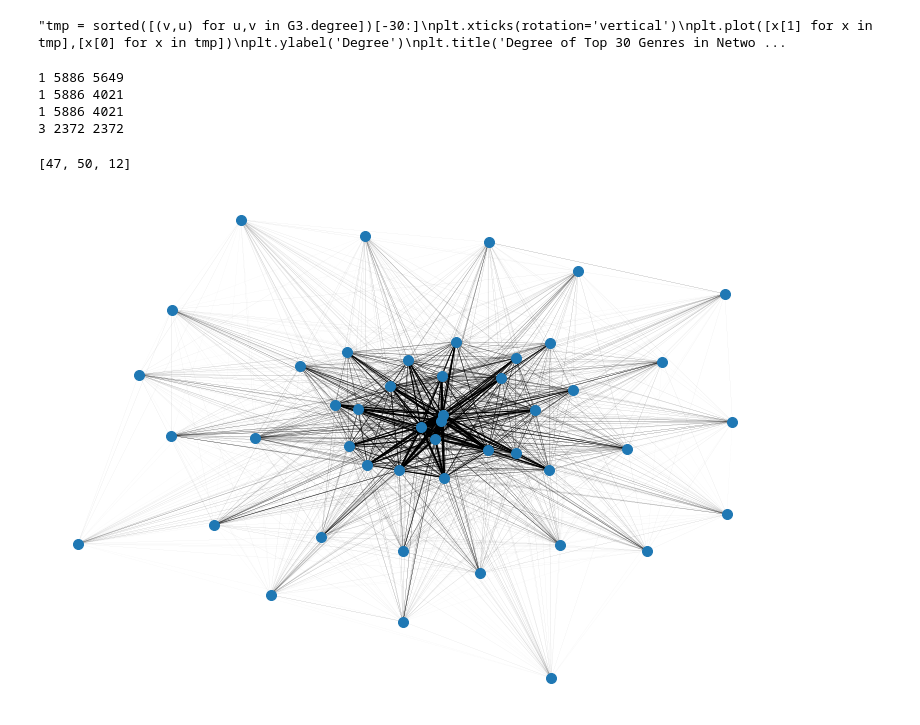
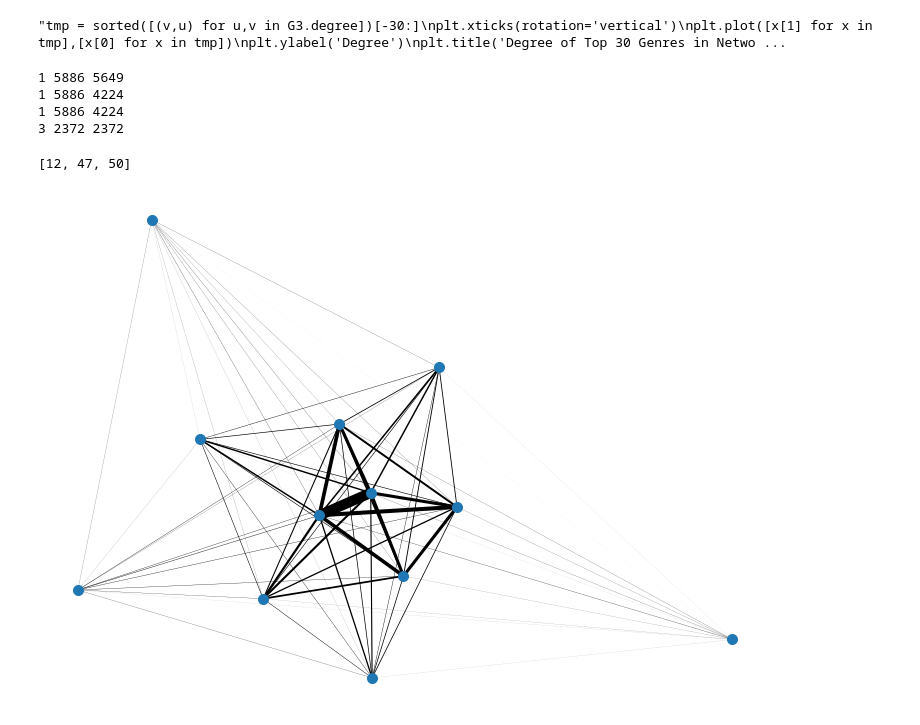
Before and after one commit to jzh001/Social-Network-Structure-in-Common-Interest-Communities, a Jupyter notebook: Network of Genres.ipynb, the cells around one changed output. Cells and saved outputs as stored; diff of their text form; code cells hidden in the pictures.

```diff
--- a/Network of Genres.ipynb
+++ b/Network of Genres.ipynb
@@ -34,13 +34,17 @@ for index,row in df.iterrows():
         continue
     genre_list = row['Combined_Genre'].split('|')
     user = row['User']
+    album = row['Release'] + 'A'
     users.add(user)
     for genre in genre_list:
         genres.add(genre)
         if B.has_edge(user,genre):
             B[user][genre]['weight'] += 1
+            B[user][genre]['concepts'].add((album,user))
+            #B[user][genre]['albums'].add(album)
         else:
-            B.add_edge(user, genre, weight = 1)
+            B.add_edge(user, genre, weight = 1, concepts = {(album,user)})
+            #B.add_edge(user, genre, weight = 1, albums = {album})
 # %%
 B.number_of_nodes(), B.number_of_edges()
 # %% [output]
@@ -80,8 +84,11 @@ for genre1 in genres:
                 continue
             if G.has_edge(genre1,genre2):
                 G[genre1][genre2]['weight'] += 1
+                G[genre1][genre2]['concepts'] = G[genre1][genre2]['concepts'].union(B[genre1][user]['concepts'].union(B[genre2][user]['concepts']))
+                #G[genre1][genre2]['users'].add(user)
             else:
-                G.add_edge(genre1, genre2, weight = 1)
+                G.add_edge(genre1, genre2, weight = 1, concepts = B[genre1][user]['concepts'].union(B[genre2][user]['concepts']))
+                #G.add_edge(genre1, genre2, weight = 1, albums = B[genre1][user]['albums'].union(B[genre2][user]['albums']), users = {user})
 # %%
 G.number_of_nodes(), G.number_of_edges()
 # %% [output]
@@ -301,15 +307,15 @@ print(remove_genres)
 "tmp = sorted([(v,u) for u,v in G3.degree])[-30:]\nplt.xticks(rotation='vertical')\nplt.plot([x[1] for x in tmp],[x[0] for x in tmp])\nplt.ylabel('Degree')\nplt.title('Degree of Top 30 Genres in Netwo ...
 # %%
 #H = G.copy()
-H = CoreNew.copy()
+H = Core.copy()
 #0.9 is good
 #H = freq_network_parr(H, 100, 4, res = 0.8)
 while not no_crossedges(H):
     H = freq_network_parr(H, 100, 4)
 # %% [output]
 1 5886 5649
-1 5886 4021
-1 5886 4021
+1 5886 4224
+1 5886 4224
 3 2372 2372
 # %%
 partitions = [cc for cc in nx.connected_components(H)]
@@ -328,13 +334,13 @@ def getScore(Graph):#using original graph
 # %%
 [len(cc) for cc in partitions]
 # %% [output]
-[47, 50, 12]
+[12, 47, 50]
 # %%
-cluster = CoreNew.subgraph(list(nx.connected_components(H))[0])
-nx.draw(cluster, node_size = 100,  font_size = 12, edge_color = 'black', width = np.array([CoreNew[u][v]['weight'] for u,v in cluster.edges()])*0.01)
+cluster = Core.subgraph(list(nx.connected_components(H))[0])
+nx.draw(cluster, node_size = 100,  font_size = 12, edge_color = 'black', width = np.array([Core[u][v]['weight'] for u,v in cluster.edges()])*0.01)
 plt.show()
 # %% [output]
-[figure, old version]
+[figure, new version]
 # %%
 def genData(Graph, ind):
     ret = pd.DataFrame()
```
Also changed, not shown: parts of 25 cells of this notebook.
